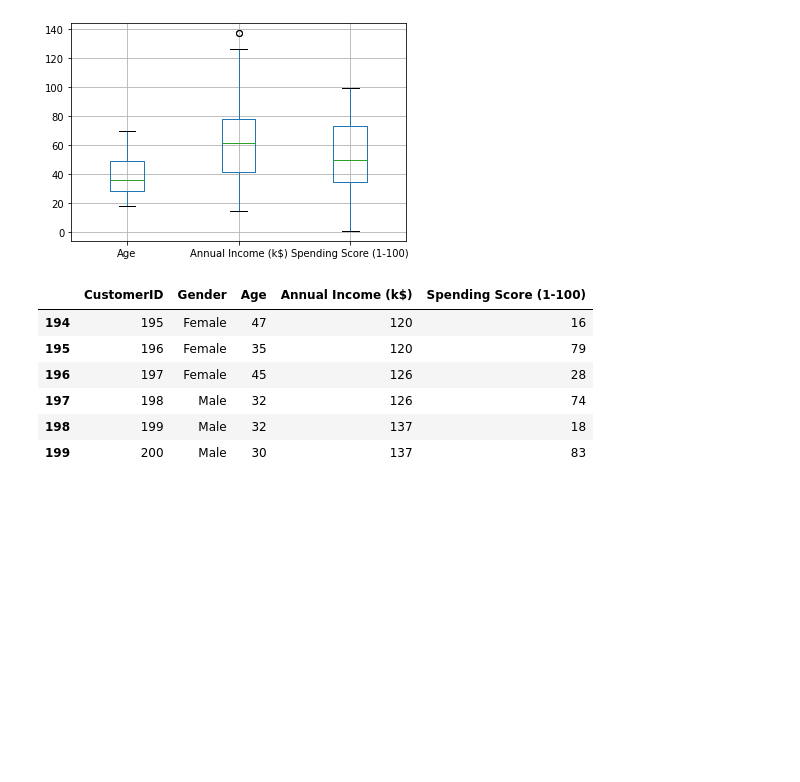
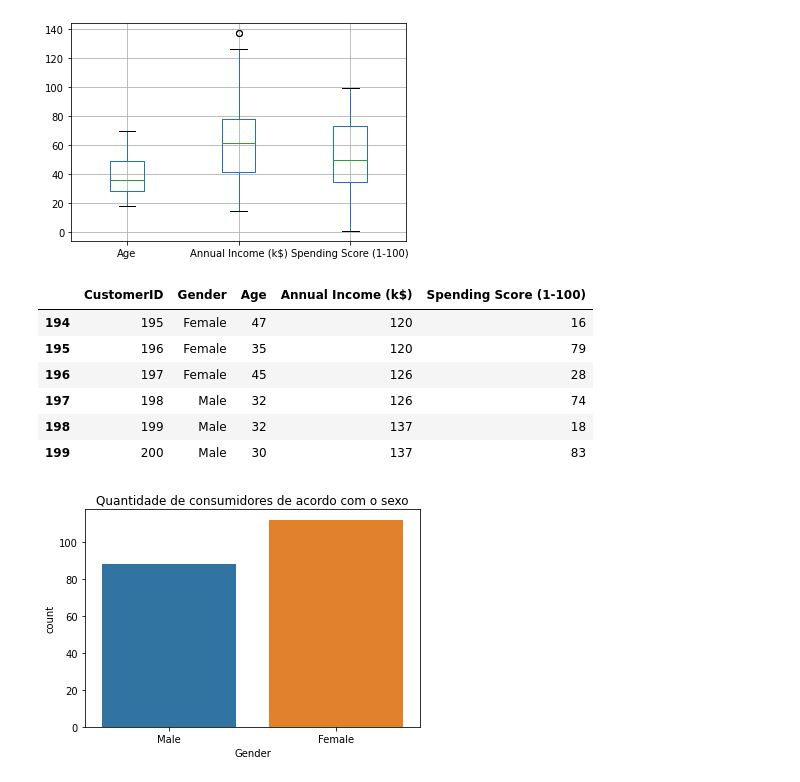
Before and after one commit to Oiapokxui/IGTI, a Jupyter notebook: Mod1/Cap1.8.ipynb, the cells around one changed output. Drawn from its saved outputs; the diff is of its cells as text; code cells hidden in the pictures; blank space fills up the shorter version.

Commit message:
Terminado código da aula 1.8 - Limpeza de um dataset, função describe(), plotar dados, análise de z-score, categorização de uma variável, Label Encoding, One Hot Encoding

```diff
--- a/Mod1/Cap1.8.ipynb
+++ b/Mod1/Cap1.8.ipynb
@@ -228,3 +230,11 @@ rendaAnualOutliers
 | 197 | 198 | Male | 32 | 126 | 74 |
 | 198 | 199 | Male | 32 | 137 | 18 |
 | 199 | 200 | Male | 30 | 137 | 83 |
+# %%
+# Imprime um grafico de barras com uma label para o eixo x,
+# utilizando o dataframe mCost
+sns.countplot(x = 'Gender', data = mCost)
+# Dá um título ao plot
+plt.title('Quantidade de consumidores de acordo com o sexo');
+# %% [output]
+[figure, added]
```
Also changed, not shown: parts of 12 cells of this notebook.
